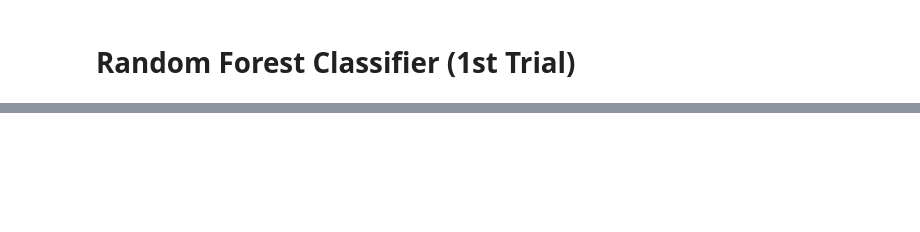
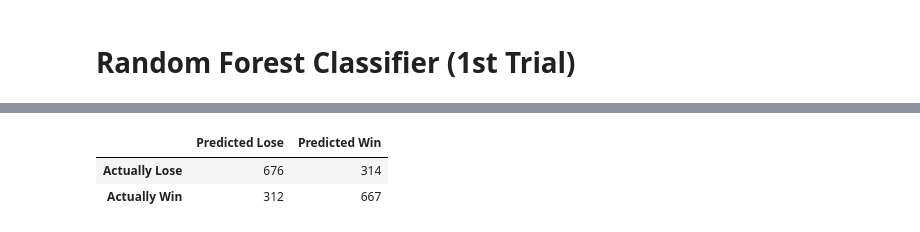
Before and after one commit to jhl126/For-Fun-LoL-Data, a Jupyter notebook: Lol Blue Wins Classification.ipynb, the cells around one changed output, grey strips where cells are left out. Cells and saved outputs as stored; diff of their text form; code cells hidden in the pictures; blank space fills up the shorter version.

```diff
--- a/Lol Blue Wins Classification.ipynb
+++ b/Lol Blue Wins Classification.ipynb
@@ -630,0 +609,8 @@ confusion_df.style.background_gradient(axis=None)
+# %%
+grid = {
+    "knn__n_neighbors": [3, 5, 7, 9, 11, 13, 15, 17, 19, 21],
+    "knn__weights": ["distance", "uniform"],
+}
+
+model = GridSearchCV(pipeline, grid, cv=2)
+model.fit(X_train, y_train)
@@ -630,0 +652,13 @@ confusion_df.style.background_gradient(axis=None)
+# %%
+y_pred = model.predict(X_test)
+
+con_mat = pd.DataFrame(
+    confusion_matrix(y_test, y_pred),
+    index=["Actually Lose", "Actually Win"],
+    columns=["Predicted Lose", "Predicted Win"],
+)
+con_mat.style.background_gradient(axis=None)
+# %% [output]
+|  | Predicted Lose | Predicted Win |
+| Actually Lose | 676 | 314 |
+| Actually Win | 312 | 667 |
```
Also changed, not shown: parts of 67 cells of this notebook, 1 other file.
